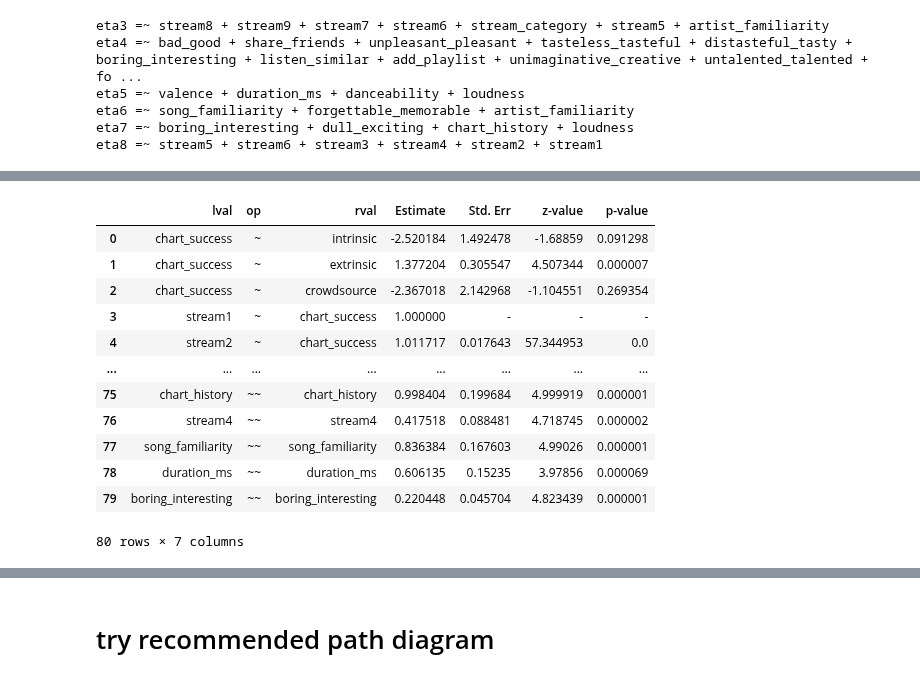
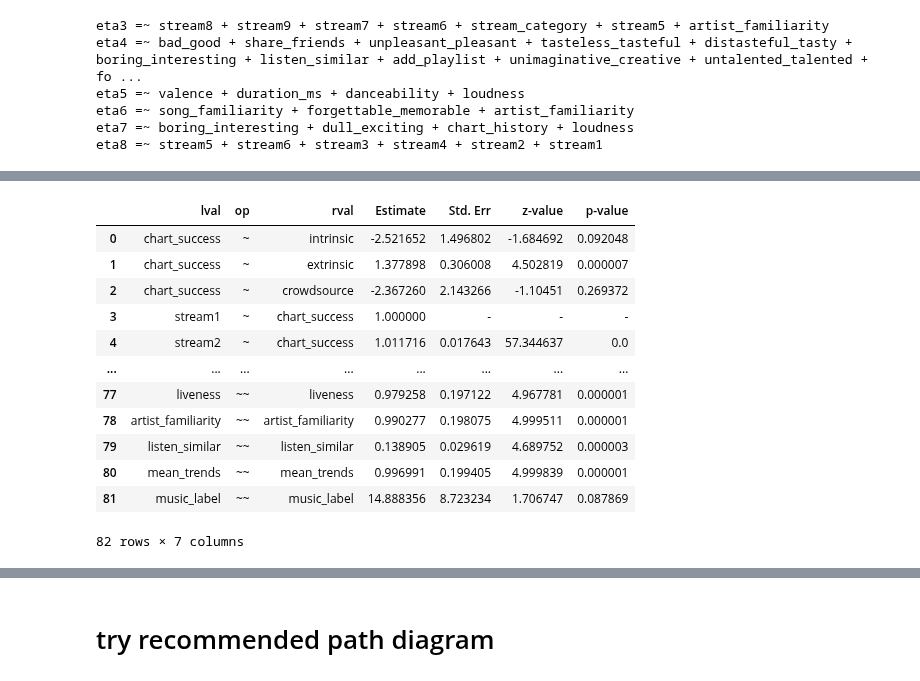
Before and after one commit to dlsucomet/aWit-trial, a Jupyter notebook: LEGIT LEGIT 032023/legit/BASIC/Normalization.ipynb, the cells around one changed output, grey strips where cells are left out. Saved outputs shown, nothing was run; the diff lists cells and outputs as text; code cells hidden in the pictures.

Commit message:
fixed and tried different stuff w models

```diff
--- a/LEGIT LEGIT 032023/legit/BASIC/Normalization.ipynb
+++ b/LEGIT LEGIT 032023/legit/BASIC/Normalization.ipynb
@@ -647,16 +652,17 @@ Params: 1.012 1.002 1.021 1.009 1.012 0.994 0.973 0.967 0.951 0.744 0.575 -0.205
 # %%
-model.inspect()
+sem_all_pd = model.inspect()
+sem_all_pd
 # %% [output]
 |  | lval | op | rval | Estimate | Std. Err | z-value | p-value |
-| 0 | chart_success | ~ | intrinsic | -2.520184 | 1.492478 | -1.68859 | 0.091298 |
-| 1 | chart_success | ~ | extrinsic | 1.377204 | 0.305547 | 4.507344 | 0.000007 |
-| 2 | chart_success | ~ | crowdsource | -2.367018 | 2.142968 | -1.104551 | 0.269354 |
+| 0 | chart_success | ~ | intrinsic | -2.521652 | 1.496802 | -1.684692 | 0.092048 |
+| 1 | chart_success | ~ | extrinsic | 1.377898 | 0.306008 | 4.502819 | 0.000007 |
+| 2 | chart_success | ~ | crowdsource | -2.367260 | 2.143266 | -1.10451 | 0.269372 |
 | 3 | stream1 | ~ | chart_success | 1.000000 | - | - | - |
-| 4 | stream2 | ~ | chart_success | 1.011717 | 0.017643 | 57.344953 | 0.0 |
+| 4 | stream2 | ~ | chart_success | 1.011716 | 0.017643 | 57.344637 | 0.0 |
 | ... | ... | ... | ... | ... | ... | ... | ... |
-| 75 | chart_history | ~~ | chart_history | 0.998404 | 0.199684 | 4.999919 | 0.000001 |
-| 76 | stream4 | ~~ | stream4 | 0.417518 | 0.088481 | 4.718745 | 0.000002 |
-| 77 | song_familiarity | ~~ | song_familiarity | 0.836384 | 0.167603 | 4.99026 | 0.000001 |
-| 78 | duration_ms | ~~ | duration_ms | 0.606135 | 0.15235 | 3.97856 | 0.000069 |
-| 79 | boring_interesting | ~~ | boring_interesting | 0.220448 | 0.045704 | 4.823439 | 0.000001 |
+| 77 | liveness | ~~ | liveness | 0.979258 | 0.197122 | 4.967781 | 0.000001 |
+| 78 | artist_familiarity | ~~ | artist_familiarity | 0.990277 | 0.198075 | 4.999511 | 0.000001 |
+| 79 | listen_similar | ~~ | listen_similar | 0.138905 | 0.029619 | 4.689752 | 0.000003 |
+| 80 | mean_trends | ~~ | mean_trends | 0.996991 | 0.199405 | 4.999839 | 0.000001 |
+| 81 | music_label | ~~ | music_label | 14.888356 | 8.723234 | 1.706747 | 0.087869 |
-80 rows × 7 columns
+82 rows × 7 columns
```
Also changed, not shown: parts of 67 cells of this notebook, 4 other files.
